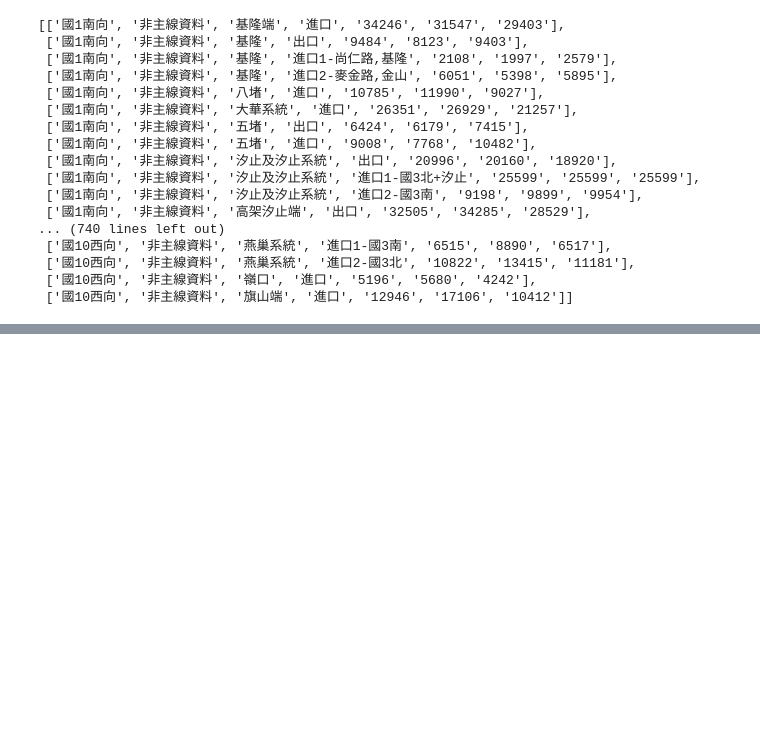
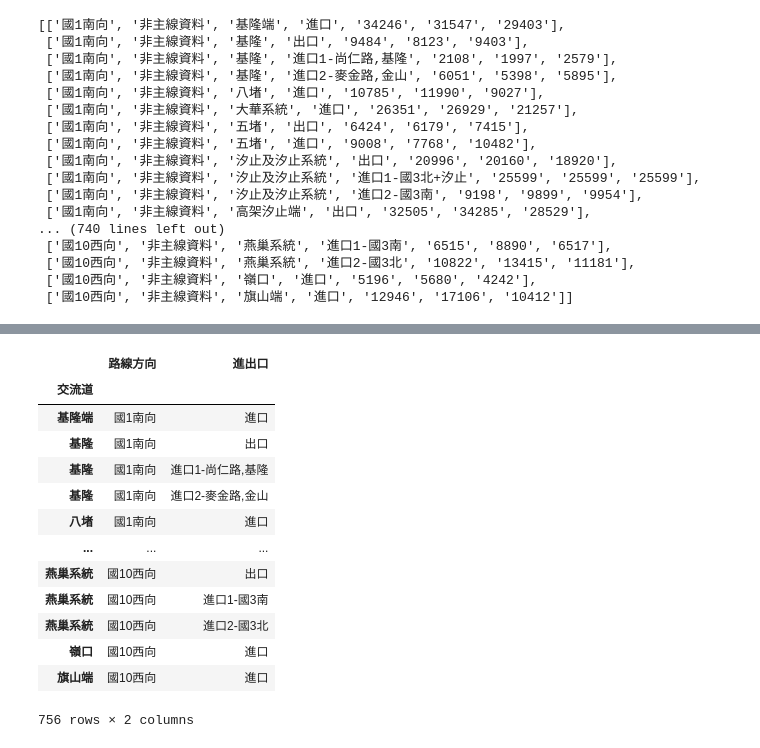
Before and after one commit to eRrokalt/Lesson2_1, a Jupyter notebook: lesson16/lesson16.ipynb, the cells around one changed output, grey strips where cells are left out. Drawn from its saved outputs; the diff is of its cells as text; code cells hidden in the pictures; blank space fills up the shorter version.

```diff
--- a/lesson16/lesson16.ipynb
+++ b/lesson16/lesson16.ipynb
@@ -76,0 +98,19 @@ df3.to_numpy().tolist()
+# %%
+#如何透過subscript選取columns
+df['路線方向']
+df[['路線方向', '進出口']]
+# %% [output]
+|  | 路線方向 | 進出口 |
+| 交流道 |  |  |
+| 基隆端 | 國1南向 | 進口 |
+| 基隆 | 國1南向 | 出口 |
+| 基隆 | 國1南向 | 進口1-尚仁路,基隆 |
+| 基隆 | 國1南向 | 進口2-麥金路,金山 |
+| 八堵 | 國1南向 | 進口 |
+| ... | ... | ... |
+| 燕巢系統 | 國10西向 | 出口 |
+| 燕巢系統 | 國10西向 | 進口1-國3南 |
+| 燕巢系統 | 國10西向 | 進口2-國3北 |
+| 嶺口 | 國10西向 | 進口 |
+| 旗山端 | 國10西向 | 進口 |
+756 rows × 2 columns
```
Also changed, not shown: parts of 3 cells of this notebook, 2 other files.
